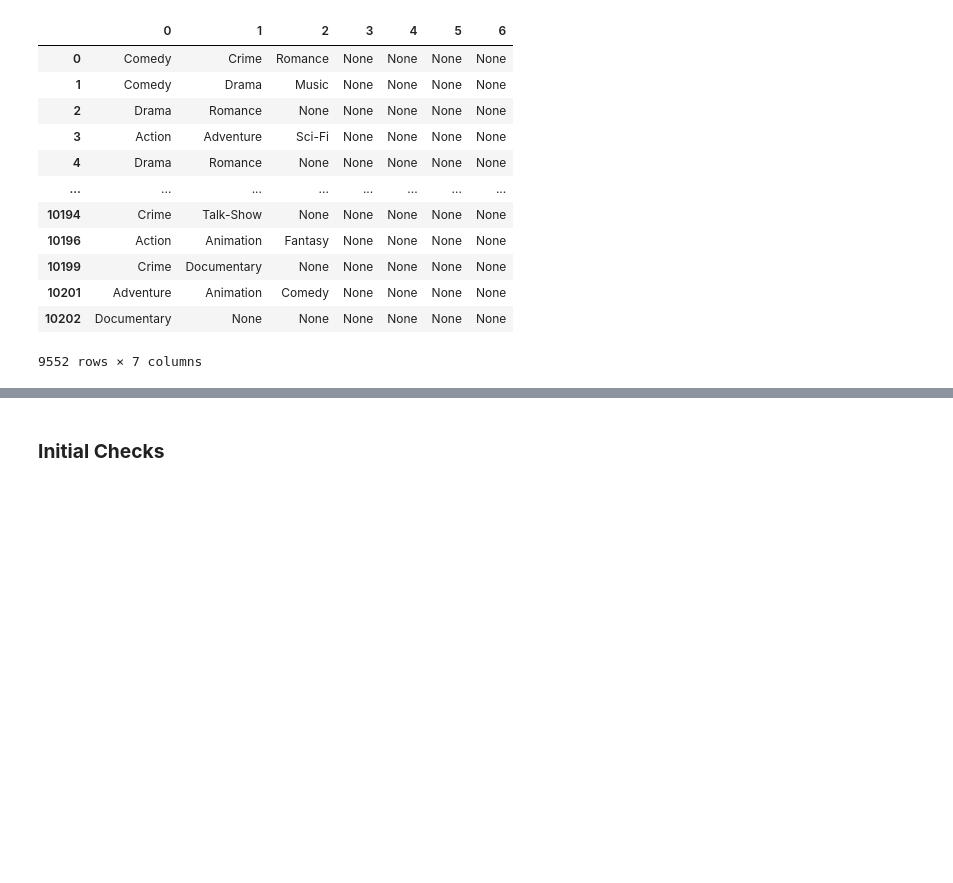
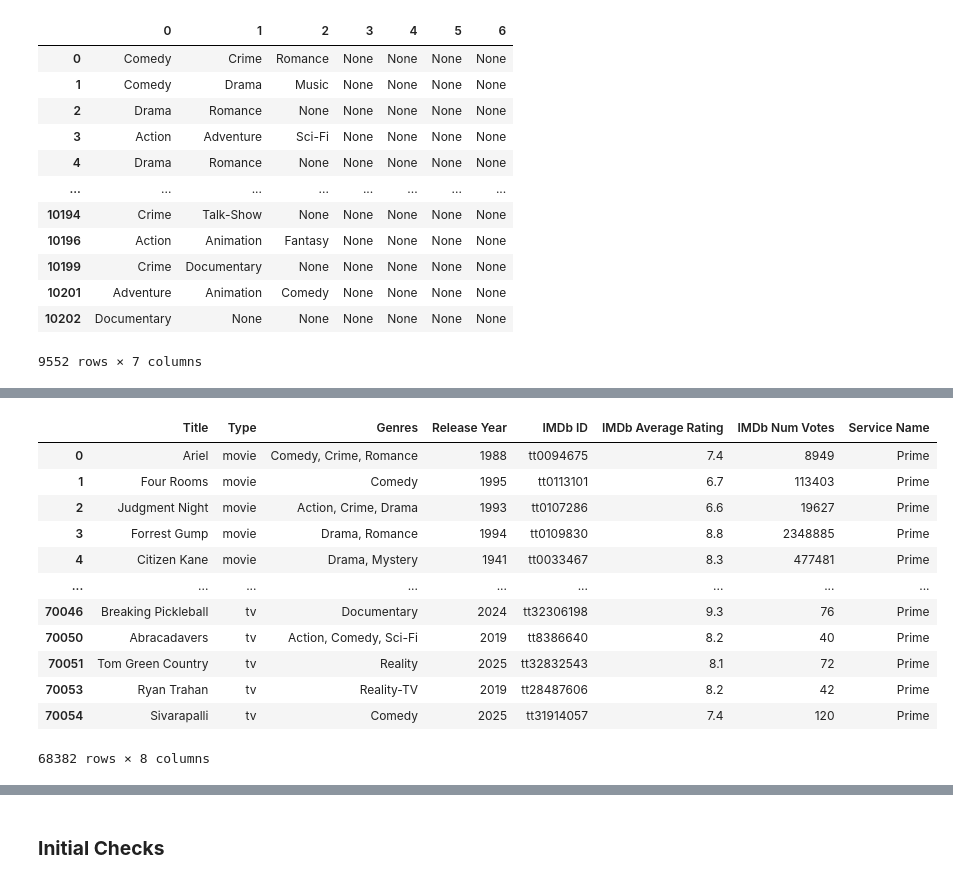
Before and after one commit to rkynhoff/Streaming_Service_Comparisons, a Jupyter notebook: STRM_SERV_COMP_V1.ipynb, the cells around one changed output, grey strips where cells are left out. Cells and saved outputs as stored; diff of their text form; code cells hidden in the pictures; blank space fills up the shorter version.

```diff
--- a/STRM_SERV_COMP_V1.ipynb
+++ b/STRM_SERV_COMP_V1.ipynb
@@ -355,0 +406,4 @@ prime.head()
+# %%
+# Drop availableCountries Column - no value with such a low non-null number
+prime.drop("availableCountries",axis=1,inplace=True)
+prime.columns
@@ -355,0 +414,5 @@ prime.head()
+# %%
+# Change releaseYear,  imdbNumVotes to integers
+# Display only the data types
+prime[["releaseYear","imdbNumVotes"]] = prime[["releaseYear","imdbNumVotes"]].apply(np.int64)
+display(prime.dtypes)
@@ -355,0 +428,6 @@ prime.head()
+# %%
+# Rename Columns
+prime.rename(columns={"title":"Title","type":"Type","genres":"Genres","releaseYear":"Release Year","imdbId":"IMDb ID","imdbAverageRating":"IMDb Average Rating","imdbNumVotes":"IMDb Num Votes"},inplace = True)
+# Add column that identifies the streaming service
+prime["Service Name"] = "Prime"
+prime.columns
@@ -363,0 +451,4 @@ prime.tail(2)
+# %%
+# Drop the rows contiaining null values in the Title column
+prime = prime.dropna(subset=["Title"])
+prime["Title"].isna().sum()
@@ -363,0 +475,16 @@ prime.tail(2)
+# %%
+prime.drop_duplicates()
+# %% [output]
+|  | Title | Type | Genres | Release Year | IMDb ID | IMDb Average Rating | IMDb Num Votes | Service Name |
+| 0 | Ariel | movie | Comedy, Crime, Romance | 1988 | tt0094675 | 7.4 | 8949 | Prime |
+| 1 | Four Rooms | movie | Comedy | 1995 | tt0113101 | 6.7 | 113403 | Prime |
+| 2 | Judgment Night | movie | Action, Crime, Drama | 1993 | tt0107286 | 6.6 | 19627 | Prime |
+| 3 | Forrest Gump | movie | Drama, Romance | 1994 | tt0109830 | 8.8 | 2348885 | Prime |
+| 4 | Citizen Kane | movie | Drama, Mystery | 1941 | tt0033467 | 8.3 | 477481 | Prime |
+| ... | ... | ... | ... | ... | ... | ... | ... | ... |
+| 70046 | Breaking Pickleball | tv | Documentary | 2024 | tt32306198 | 9.3 | 76 | Prime |
+| 70050 | Abracadavers | tv | Action, Comedy, Sci-Fi | 2019 | tt8386640 | 8.2 | 40 | Prime |
+| 70051 | Tom Green Country | tv | Reality | 2025 | tt32832543 | 8.1 | 72 | Prime |
+| 70053 | Ryan Trahan | tv | Reality-TV | 2019 | tt28487606 | 8.2 | 42 | Prime |
+| 70054 | Sivarapalli | tv | Comedy | 2025 | tt31914057 | 7.4 | 120 | Prime |
+68382 rows × 8 columns
```
Also changed, not shown: parts of 18 cells of this notebook.
